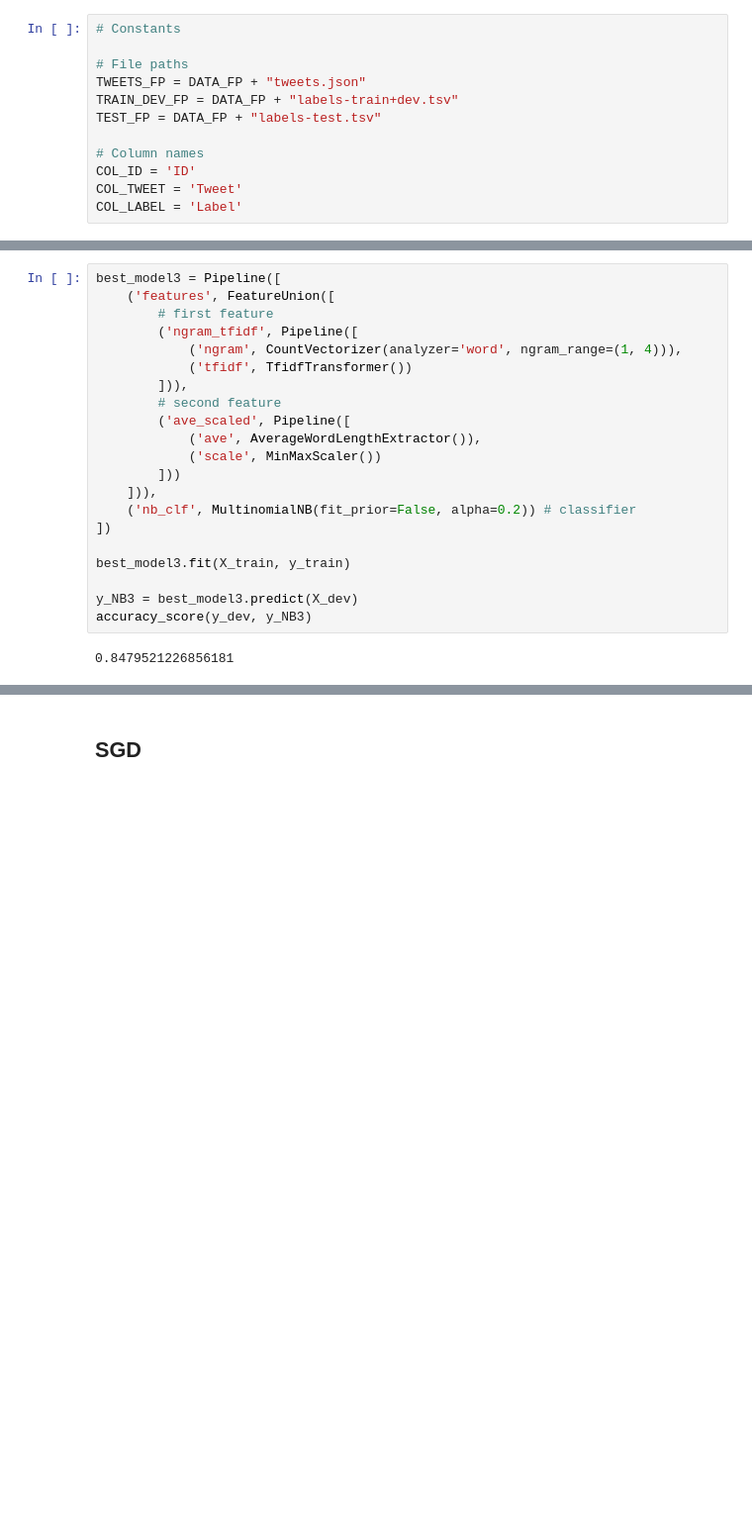
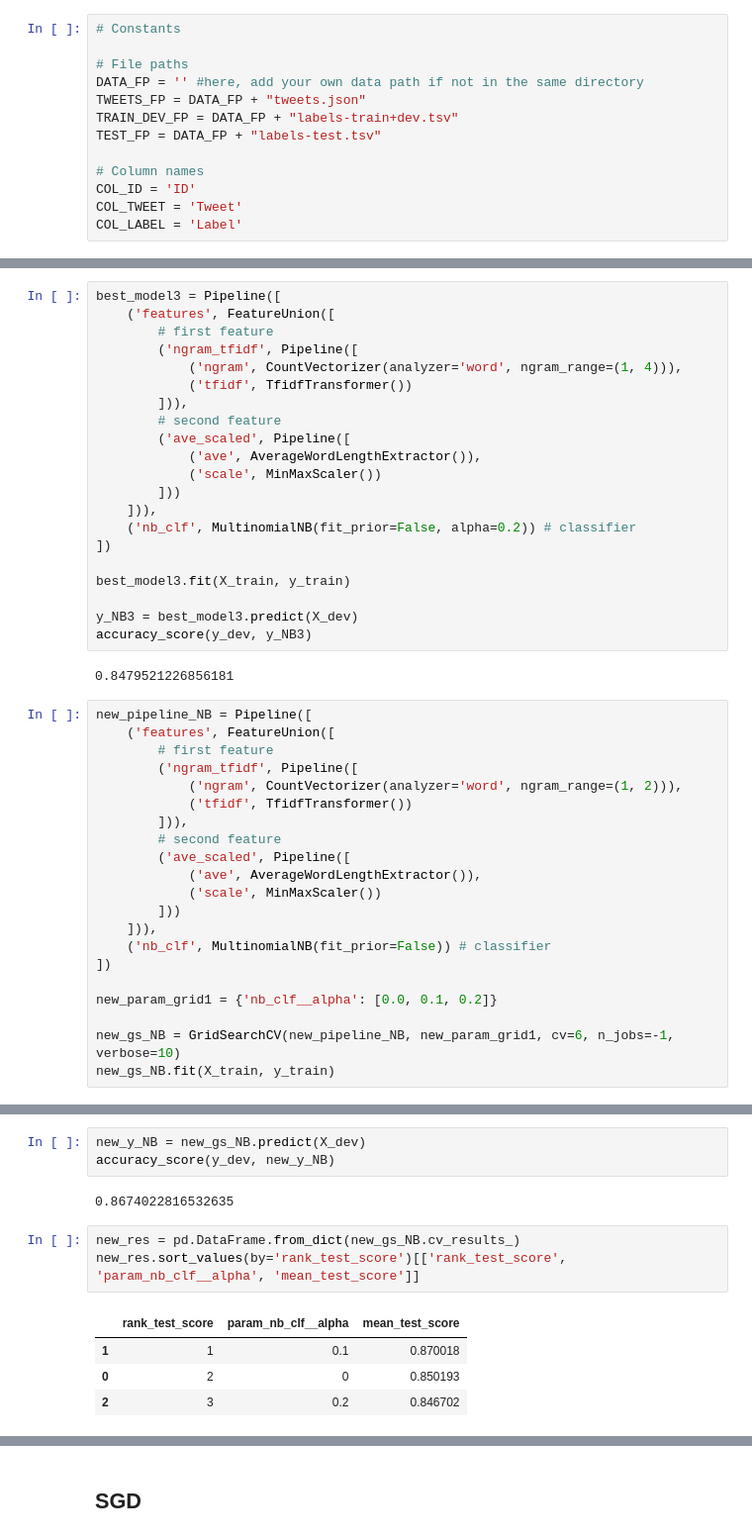
Before and after one commit to dvdblk/ml4nlp, a Jupyter notebook: ex01/ml4nlp01.ipynb, the cells around one changed output, grey strips where cells are left out. Shown at 99% size. Saved outputs shown, nothing was run; the diff lists cells and outputs as text; blank space fills up the shorter version.

```diff
--- a/ex01/ml4nlp01.ipynb
+++ b/ex01/ml4nlp01.ipynb
@@ -15,6 +15,7 @@ from sklearn.neural_network import MLPClassifier
 # Constants
 
 # File paths
+DATA_FP = '' #here, add your own data path if not in the same directory
 TWEETS_FP = DATA_FP + "tweets.json"
 TRAIN_DEV_FP = DATA_FP + "labels-train+dev.tsv"
 TEST_FP = DATA_FP + "labels-test.tsv"
@@ -244,3 +245,24 @@ y_NB3 = best_model3.predict(X_dev)
 accuracy_score(y_dev, y_NB3)
 # %% [output]
 0.8479521226856181
+# %%
+new_pipeline_NB = Pipeline([
+    ('features', FeatureUnion([
+        # first feature
+        ('ngram_tfidf', Pipeline([
+            ('ngram', CountVectorizer(analyzer='word', ngram_range=(1, 2))),
+            ('tfidf', TfidfTransformer())
+        ])),
+        # second feature
+        ('ave_scaled', Pipeline([
+            ('ave', AverageWordLengthExtractor()),
+            ('scale', MinMaxScaler())
+        ]))
+    ])),
+    ('nb_clf', MultinomialNB(fit_prior=False)) # classifier
+])
+
+new_param_grid1 = {'nb_clf__alpha': [0.0, 0.1, 0.2]}
+
+new_gs_NB = GridSearchCV(new_pipeline_NB, new_param_grid1, cv=6, n_jobs=-1, verbose=10)
+new_gs_NB.fit(X_train, y_train)
@@ -246,0 +288,13 @@ accuracy_score(y_dev, y_NB3)
+# %%
+new_y_NB = new_gs_NB.predict(X_dev)
+accuracy_score(y_dev, new_y_NB)
+# %% [output]
+0.8674022816532635
+# %%
+new_res = pd.DataFrame.from_dict(new_gs_NB.cv_results_)
+new_res.sort_values(by='rank_test_score')[['rank_test_score', 'param_nb_clf__alpha', 'mean_test_score']]
+# %% [output]
+|  | rank_test_score | param_nb_clf__alpha | mean_test_score |
+| 1 | 1 | 0.1 | 0.870018 |
+| 0 | 2 | 0 | 0.850193 |
+| 2 | 3 | 0.2 | 0.846702 |
```
Also changed, not shown: parts of 7 cells of this notebook.
